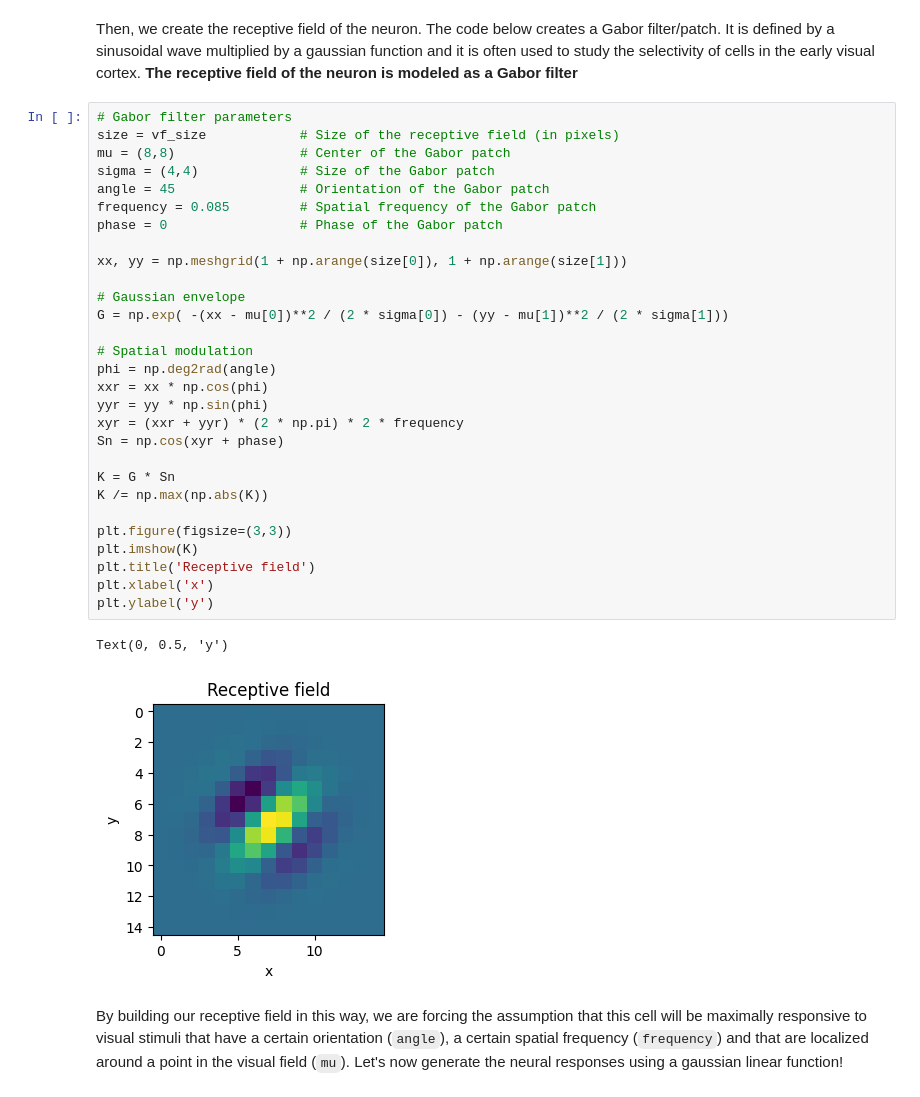
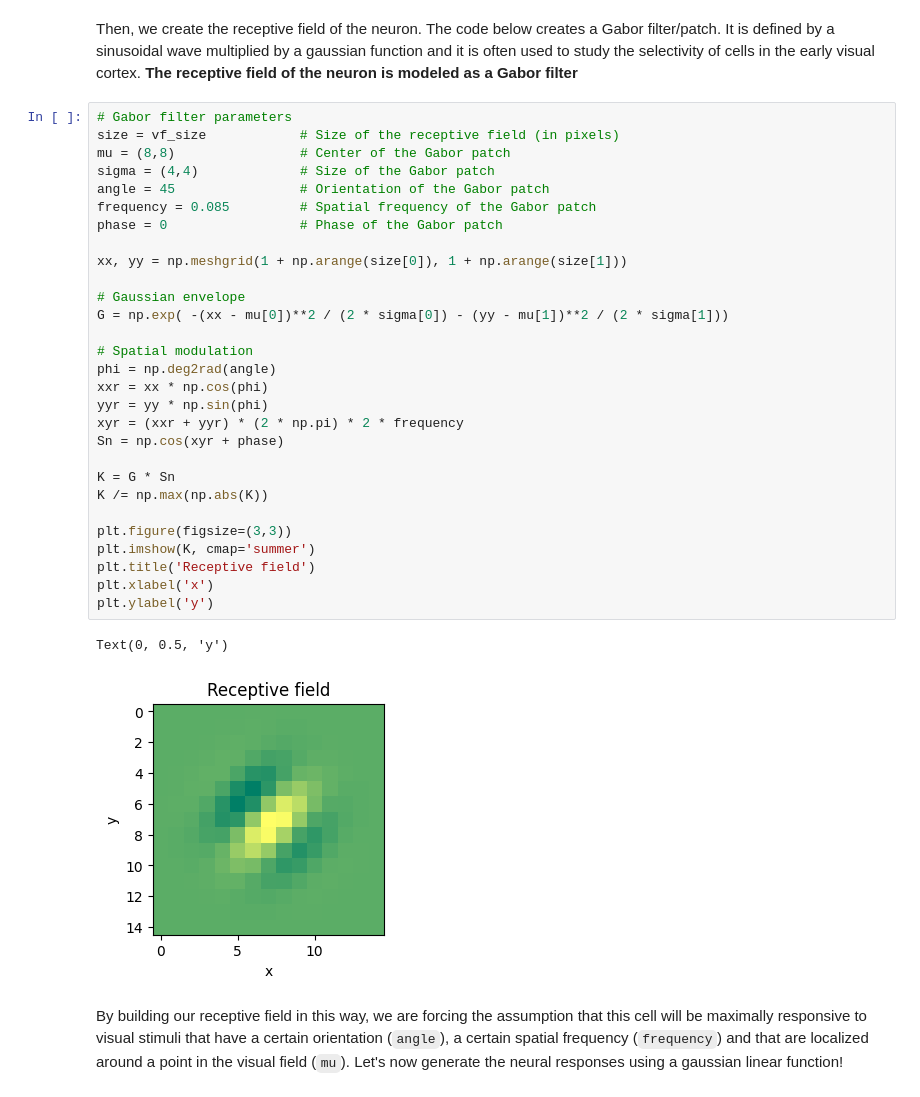
Before and after one commit to DanielaOS/NeuralAnalysis, a Jupyter notebook: Module_2/single-cell-analysis-master/02-GLMs/GLM_lecture.ipynb, the cells around one changed output. Drawn from its saved outputs; the diff is of its cells as text.

```diff
--- a/Module_2/single-cell-analysis-master/02-GLMs/GLM_lecture.ipynb
+++ b/Module_2/single-cell-analysis-master/02-GLMs/GLM_lecture.ipynb
@@ -113,34 +113,34 @@ Then, we create the receptive field of the neuron. The code below creates a Gabo
 # %%
 # Gabor filter parameters
 size = vf_size            # Size of the receptive field (in pixels)
 mu = (8,8)                # Center of the Gabor patch
 sigma = (4,4)             # Size of the Gabor patch
 angle = 45                # Orientation of the Gabor patch
 frequency = 0.085         # Spatial frequency of the Gabor patch
 phase = 0                 # Phase of the Gabor patch
 
 xx, yy = np.meshgrid(1 + np.arange(size[0]), 1 + np.arange(size[1]))
 
 # Gaussian envelope
 G = np.exp( -(xx - mu[0])**2 / (2 * sigma[0]) - (yy - mu[1])**2 / (2 * sigma[1]))
 
 # Spatial modulation
 phi = np.deg2rad(angle)
 xxr = xx * np.cos(phi)
 yyr = yy * np.sin(phi)
 xyr = (xxr + yyr) * (2 * np.pi) * 2 * frequency
 Sn = np.cos(xyr + phase)
 
 K = G * Sn
 K /= np.max(np.abs(K))
 
 plt.figure(figsize=(3,3))
-plt.imshow(K)
+plt.imshow(K, cmap='summer')
 plt.title('Receptive field')
 plt.xlabel('x')
 plt.ylabel('y')
 # %% [output]
 Text(0, 0.5, 'y')
-[figure, old version]
+[figure, new version]
 # %% [markdown]
 By building our receptive field in this way, we are forcing the assumption that this cell will be maximally responsive to visual stimuli that have a certain orientation (`angle`), a certain spatial frequency (`frequency`) and that are localized around a point in the visual field (`mu`). Let's now generate the neural responses using a gaussian linear function!
```
Also changed, not shown: parts of 45 cells of this notebook, 1 other file.
